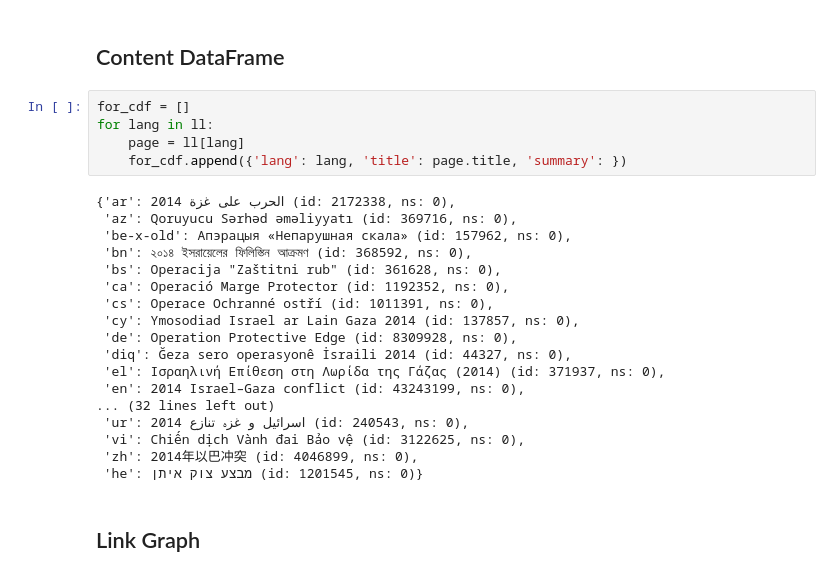
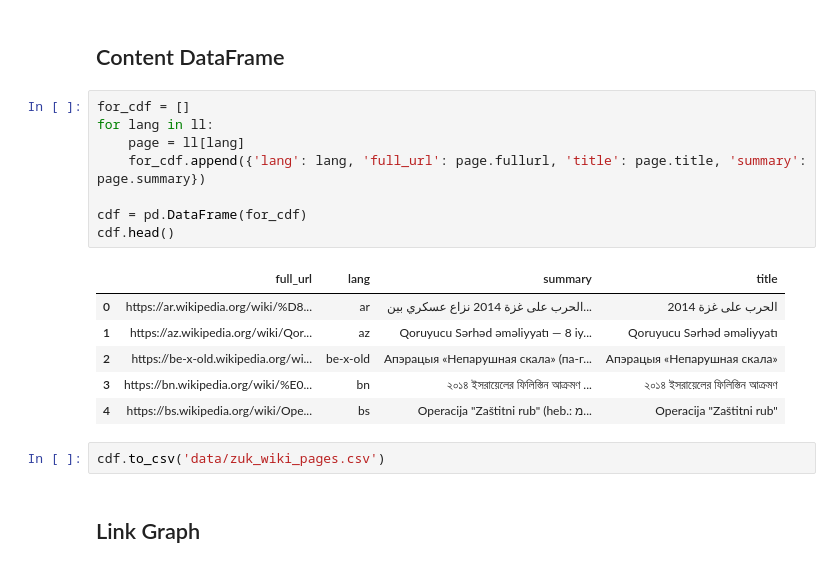
Before and after one commit to cjer/zuk, a Jupyter notebook: zuk_wiki.ipynb, the cells around one changed output. Drawn from its saved outputs; the diff is of its cells as text.

```diff
--- a/zuk_wiki.ipynb
+++ b/zuk_wiki.ipynb
@@ -243,26 +243,20 @@ lc.most_common()
 # %%
 for_cdf = []
 for lang in ll:
     page = ll[lang]
-    for_cdf.append({'lang': lang, 'title': page.title, 'summary': })
+    for_cdf.append({'lang': lang, 'full_url': page.fullurl, 'title': page.title, 'summary': page.summary})
+
+cdf = pd.DataFrame(for_cdf)
+cdf.head()
 # %% [output]
-{'ar': الحرب على غزة 2014 (id: 2172338, ns: 0),
- 'az': Qoruyucu Sərhəd əməliyyatı (id: 369716, ns: 0),
- 'be-x-old': Апэрацыя «Непарушная скала» (id: 157962, ns: 0),
- 'bn': ২০১৪ ইসরায়েলের ফিলিস্তিন আক্রমণ (id: 368592, ns: 0),
- 'bs': Operacija "Zaštitni rub" (id: 361628, ns: 0),
- 'ca': Operació Marge Protector (id: 1192352, ns: 0),
- 'cs': Operace Ochranné ostří (id: 1011391, ns: 0),
- 'cy': Ymosodiad Israel ar Lain Gaza 2014 (id: 137857, ns: 0),
- 'de': Operation Protective Edge (id: 8309928, ns: 0),
- 'diq': Ğeza sero operasyonê İsraili 2014 (id: 44327, ns: 0),
- 'el': Ισραηλινή Επίθεση στη Λωρίδα της Γάζας (2014) (id: 371937, ns: 0),
- 'en': 2014 Israel–Gaza conflict (id: 43243199, ns: 0),
-... (32 lines left out)
- 'ur': 2014 اسرائیل و غزہ تنازع (id: 240543, ns: 0),
- 'vi': Chiến dịch Vành đai Bảo vệ (id: 3122625, ns: 0),
- 'zh': 2014年以巴冲突 (id: 4046899, ns: 0),
- 'he': מבצע צוק איתן (id: 1201545, ns: 0)}
+|  | full_url | lang | summary | title |
+| 0 | https://ar.wikipedia.org/wiki/%D8... | ar | الحرب على غزة 2014 نزاع عسكري بين... | الحرب على غزة 2014 |
+| 1 | https://az.wikipedia.org/wiki/Qor... | az | Qoruyucu Sərhəd əməliyyatı — 8 iy... | Qoruyucu Sərhəd əməliyyatı |
+| 2 | https://be-x-old.wikipedia.org/wi... | be-x-old | Апэрацыя «Непарушная скала» (па-г... | Апэрацыя «Непарушная скала» |
+| 3 | https://bn.wikipedia.org/wiki/%E0... | bn | ২০১৪ ইসরায়েলের ফিলিস্তিন আক্রমণ ... | ২০১৪ ইসরায়েলের ফিলিস্তিন আক্রমণ |
+| 4 | https://bs.wikipedia.org/wiki/Ope... | bs | Operacija "Zaštitni rub" (heb.: מ... | Operacija "Zaštitni rub" |
+# %%
+cdf.to_csv('data/zuk_wiki_pages.csv')
 # %% [markdown]
 ## Link Graph
 # %%
```
Also changed, not shown: 1 other file.
